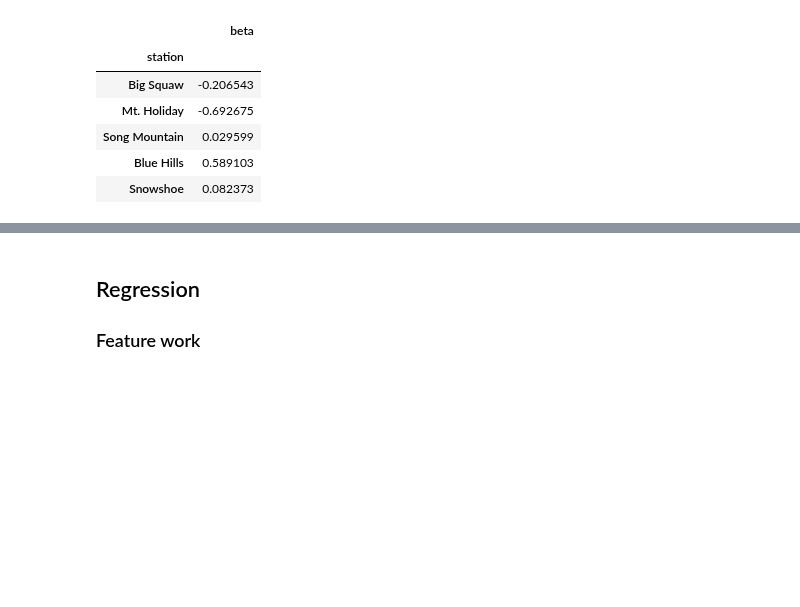
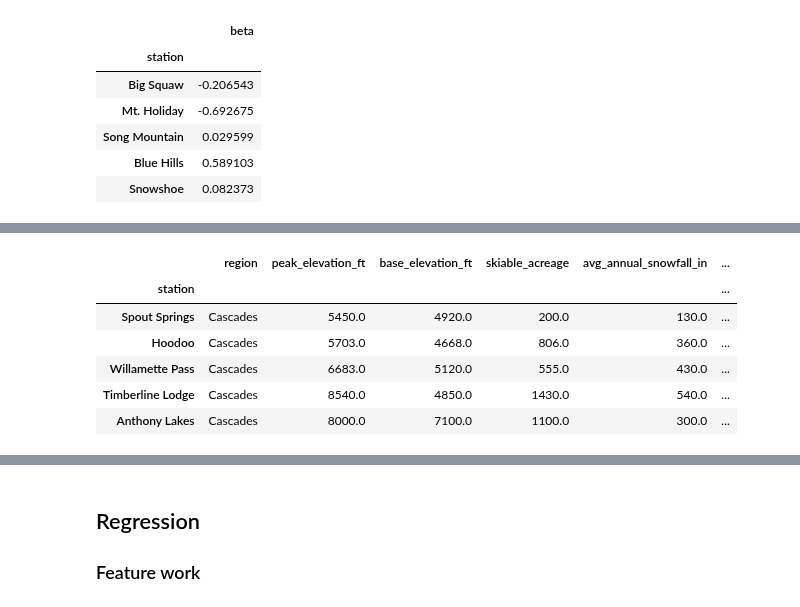
Before and after one commit to chrisoyer/ski-snow-modeling, a Jupyter notebook: src/analysis/regression.ipynb, the cells around one changed output, grey strips where cells are left out. Cells and saved outputs as stored; diff of their text form; code cells hidden in the pictures; blank space fills up the shorter version.

```diff
--- a/src/analysis/regression.ipynb
+++ b/src/analysis/regression.ipynb
@@ -58,0 +89,18 @@ stations_wbeta_df = pd.merge(left=stations_df, right=betas_df,
+# %%
+complete_df = (pd.merge(left=stations_df, right=betas_df,
+                        left_on="name", right_index=True)
+               .merge(right=season_length_avg_df, left_on='name', right_on='station')
+               .drop(columns=['region_y', 'total_lifts', 'state_province', 'name'])
+               .rename(columns={'region_x': 'region', 'length': 'season_len'})
+               .set_index('station')
+
+                    )
+complete_df.head()
+# %% [output]
+|  | region | peak_elevation_ft | base_elevation_ft | skiable_acreage | avg_annual_snowfall_in | ... |
+| station |  |  |  |  |  | ... |
+| Spout Springs | Cascades | 5450.0 | 4920.0 | 200.0 | 130.0 | ... |
+| Hoodoo | Cascades | 5703.0 | 4668.0 | 806.0 | 360.0 | ... |
+| Willamette Pass | Cascades | 6683.0 | 5120.0 | 555.0 | 430.0 | ... |
+| Timberline Lodge | Cascades | 8540.0 | 4850.0 | 1430.0 | 540.0 | ... |
+| Anthony Lakes | Cascades | 8000.0 | 7100.0 | 1100.0 | 300.0 | ... |
```
Also changed, not shown: parts of 18 cells of this notebook.
